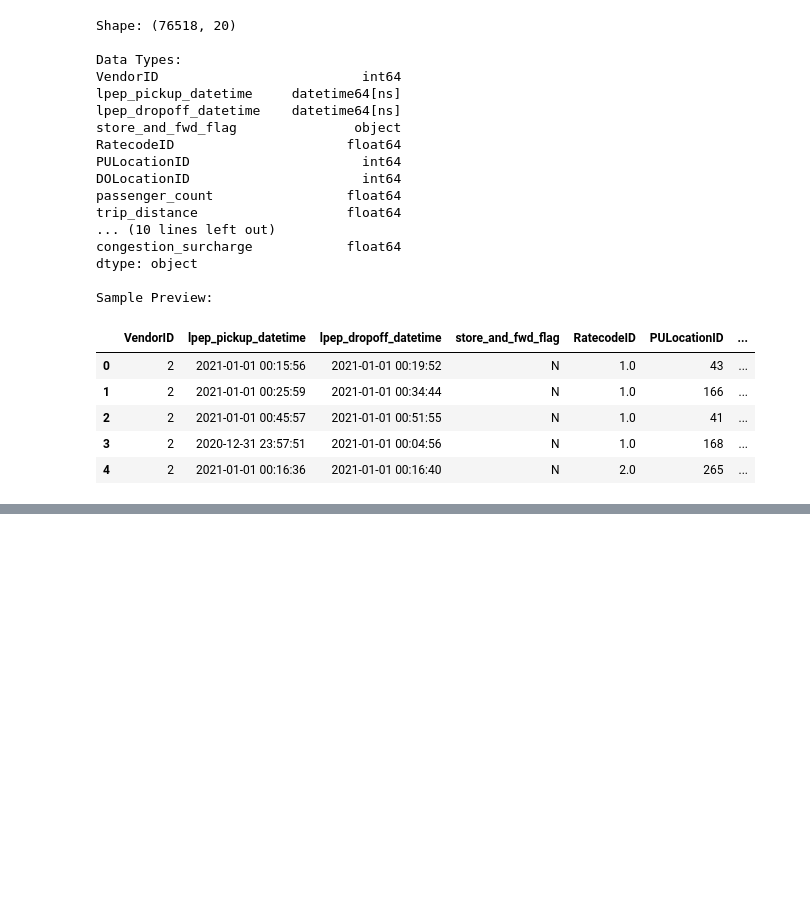
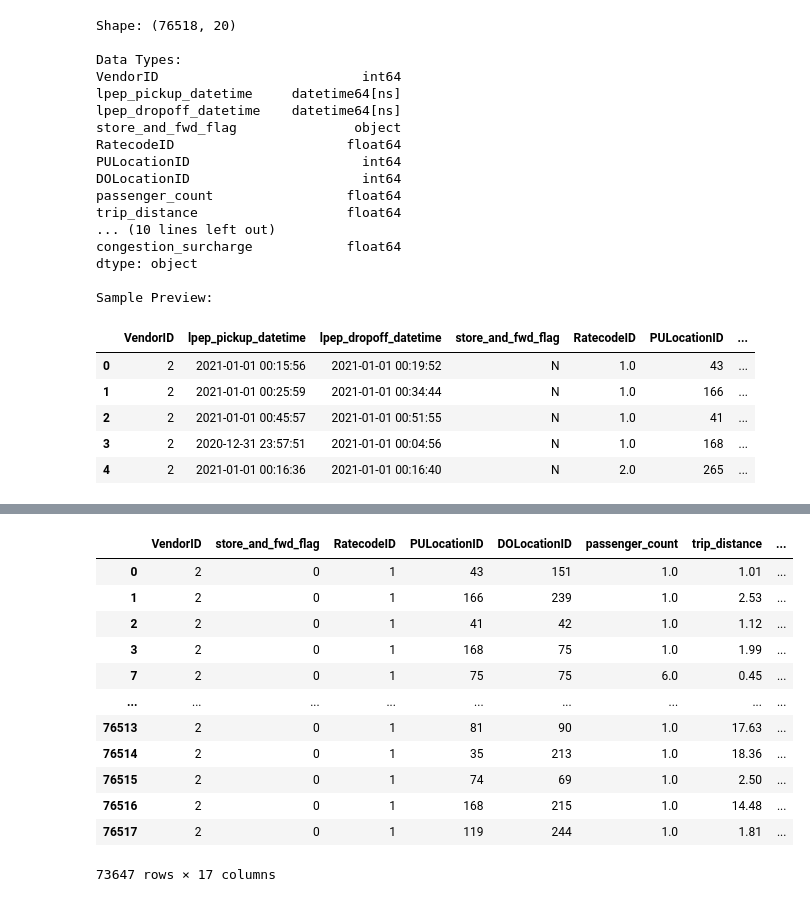
Before and after one commit to TanelPastarus/MLOps, a Jupyter notebook: practice1.ipynb, the cells around one changed output, grey strips where cells are left out. Drawn from its saved outputs; the diff is of its cells as text; code cells hidden in the pictures; blank space fills up the shorter version.

```diff
--- a/practice1.ipynb
+++ b/practice1.ipynb
@@ -198,0 +207,16 @@ dtype: object
+# %%
+df
+# %% [output]
+|  | VendorID | store_and_fwd_flag | RatecodeID | PULocationID | DOLocationID | passenger_count | trip_distance | ... |
+| 0 | 2 | 0 | 1 | 43 | 151 | 1.0 | 1.01 | ... |
+| 1 | 2 | 0 | 1 | 166 | 239 | 1.0 | 2.53 | ... |
+| 2 | 2 | 0 | 1 | 41 | 42 | 1.0 | 1.12 | ... |
+| 3 | 2 | 0 | 1 | 168 | 75 | 1.0 | 1.99 | ... |
+| 7 | 2 | 0 | 1 | 75 | 75 | 6.0 | 0.45 | ... |
+| ... | ... | ... | ... | ... | ... | ... | ... | ... |
+| 76513 | 2 | 0 | 1 | 81 | 90 | 1.0 | 17.63 | ... |
+| 76514 | 2 | 0 | 1 | 35 | 213 | 1.0 | 18.36 | ... |
+| 76515 | 2 | 0 | 1 | 74 | 69 | 1.0 | 2.50 | ... |
+| 76516 | 2 | 0 | 1 | 168 | 215 | 1.0 | 14.48 | ... |
+| 76517 | 2 | 0 | 1 | 119 | 244 | 1.0 | 1.81 | ... |
+73647 rows × 17 columns
```
Also changed, not shown: parts of 2 cells of this notebook.
